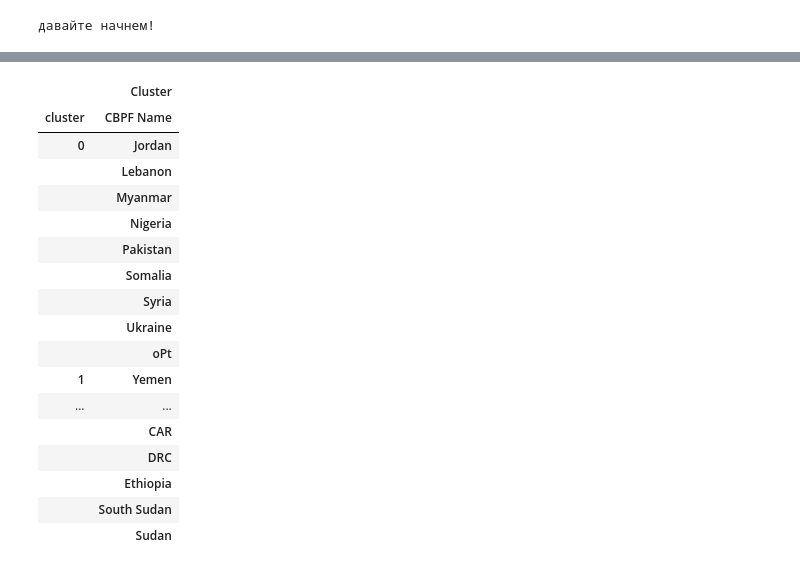
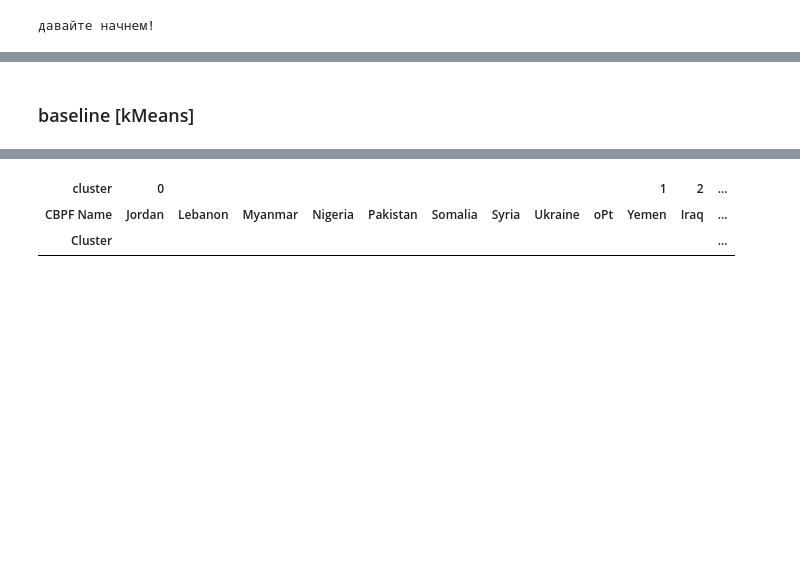
Before and after one commit to kamranuz/nis-network, a Jupyter notebook: patterns/Pattern_Baseline_kMeans.ipynb, the cells around one changed output, grey strips where cells are left out. Drawn from its saved outputs; the diff is of its cells as text; code cells hidden in the pictures; blank space fills up the shorter version.

```diff
--- a/patterns/Pattern_Baseline_kMeans.ipynb
+++ b/patterns/Pattern_Baseline_kMeans.ipynb
@@ -38,6 +62,8 @@ df.head()
 | DRC | 0.00 | 0.01 | 0.00 | 0.41 | 0.26 | ... |
 | Ethiopia | 0.00 | 0.02 | 0.00 | 0.28 | 0.45 | ... |
 | Iraq | 0.22 | 0.13 | 0.94 | 0.38 | 0.67 | ... |
+# %% [markdown]
+### baseline [kMeans]
 # %%
 model = KMeans(n_clusters=4, random_state=1).fit(df)
 cluster = pd.DataFrame(model.predict(df), index=df.index, columns=['cluster'])
@@ -65,35 +91,20 @@ df2.groupby('cluster').mean()
 # %%
 #@title завтра 31ое сентября
 
 df3 = pd.DataFrame()
 # for i in [0,1,3,4]:
 #     df3 = pd.concat([df3, df2[(df2.cluster == i)]])
 df3 = df2.copy()
 
 # pd.DataFrame(df3.groupby(['cluster',])['CBPF Name'].apply(list))
 dimensions = ['Logistics','Emergency Telecommunications', 'Early Recovery', 'Camp Coordination / Management',
  'Multi-Sector', 'Coordination and Support Services', 'Health', 'Food Security', 'Water Sanitation Hygiene',
  'Protection', 'Emergency Shelter and NFI','Education', 'Nutrition','cluster']
 
 px.parallel_coordinates(df3, dimensions=dimensions,title='завтра 28ое сентября', color=df3.cluster, labels ='CBPF Name').show()
 
-display(df3[['cluster','CBPF Name']].groupby(['cluster','CBPF Name']).count())
+display((df3[['cluster','CBPF Name']].groupby(['cluster','CBPF Name']).count()).T)
 # %% [output]
-|  | Cluster |
-| cluster | CBPF Name |
-| 0 | Jordan |
-|  | Lebanon |
-|  | Myanmar |
-|  | Nigeria |
-|  | Pakistan |
-|  | Somalia |
-|  | Syria |
-|  | Ukraine |
-|  | oPt |
-| 1 | Yemen |
-| ... | ... |
-|  | CAR |
-|  | DRC |
-|  | Ethiopia |
-|  | South Sudan |
-|  | Sudan |
+| cluster | 0 |  |  |  |  |  |  |  |  | 1 | 2 | ... |
+| CBPF Name | Jordan | Lebanon | Myanmar | Nigeria | Pakistan | Somalia | Syria | Ukraine | oPt | Yemen | Iraq | ... |
+| Cluster |  |  |  |  |  |  |  |  |  |  |  | ... |
```
Also changed, not shown: parts of 11 cells of this notebook, 1 other file.
